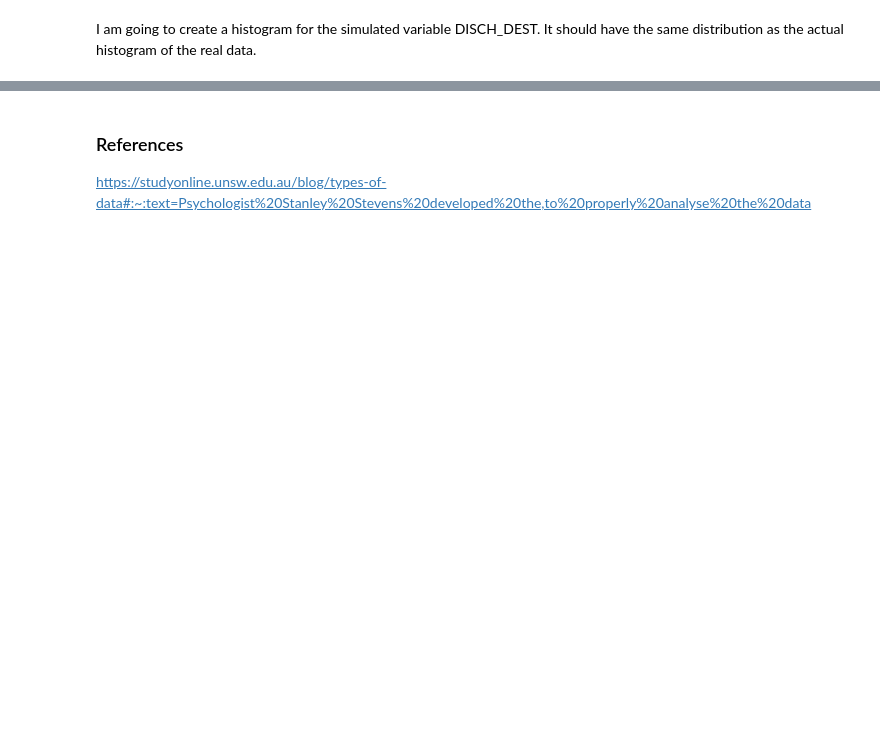
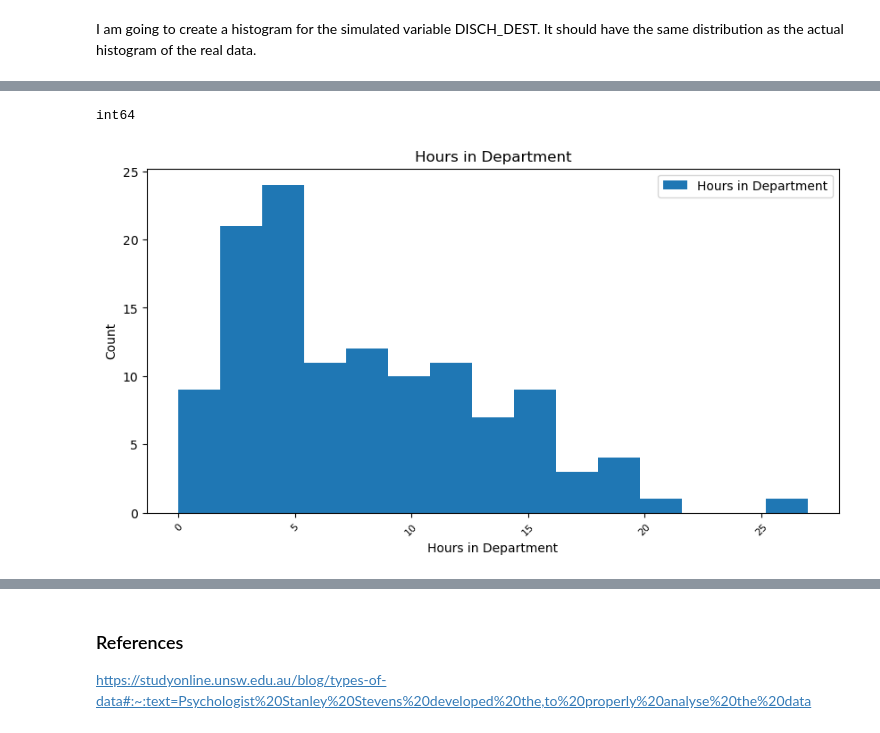
Before and after one commit to AudeAllen/PDA_Assignment, a Jupyter notebook: PDA_Assignment.ipynb, the cells around one changed output, grey strips where cells are left out. Cells and saved outputs as stored; diff of their text form; code cells hidden in the pictures; blank space fills up the shorter version.

```diff
--- a/PDA_Assignment.ipynb
+++ b/PDA_Assignment.ipynb
@@ -646,0 +503,34 @@ plt.show()
+# %%
+#Histogram of Hours_in_Deparment
+
+
+import pandas as pd
+import seaborn as sns
+import matplotlib.pyplot as plt
+
+df = pd.read_csv('EDAttendances24Hour.csv')
+
+df
+
+
+# Output datatype of the column age
+Hours_in_Deparment_DT  = df['Hours_in_Deparment'].dtypes
+
+print(Hours_in_Deparment_DT)
+
+# Create a histogram to see the distribution of the Hours_in_Deparment variable
+
+plt.figure(figsize = (10, 5))
+plt.hist(df.Hours_in_Deparment,15, histtype='bar', stacked=True)
+plt.legend(['Hours in Department'])
+plt.title("Hours in Department")
+plt.xlabel("Hours in Department")
+plt.ylabel("Count")
+plt.xticks(rotation=45)
+plt.xlabel("Hours in Department", fontsize=10)
+plt.xticks(fontsize=8)
+plt.savefig('Images/Hours in Department.png')# Save to PNG file in the Images folder
+plt.show()
+# %% [output]
+int64
+[figure, added]
```
Also changed, not shown: parts of 23 cells of this notebook, 8 other files.
